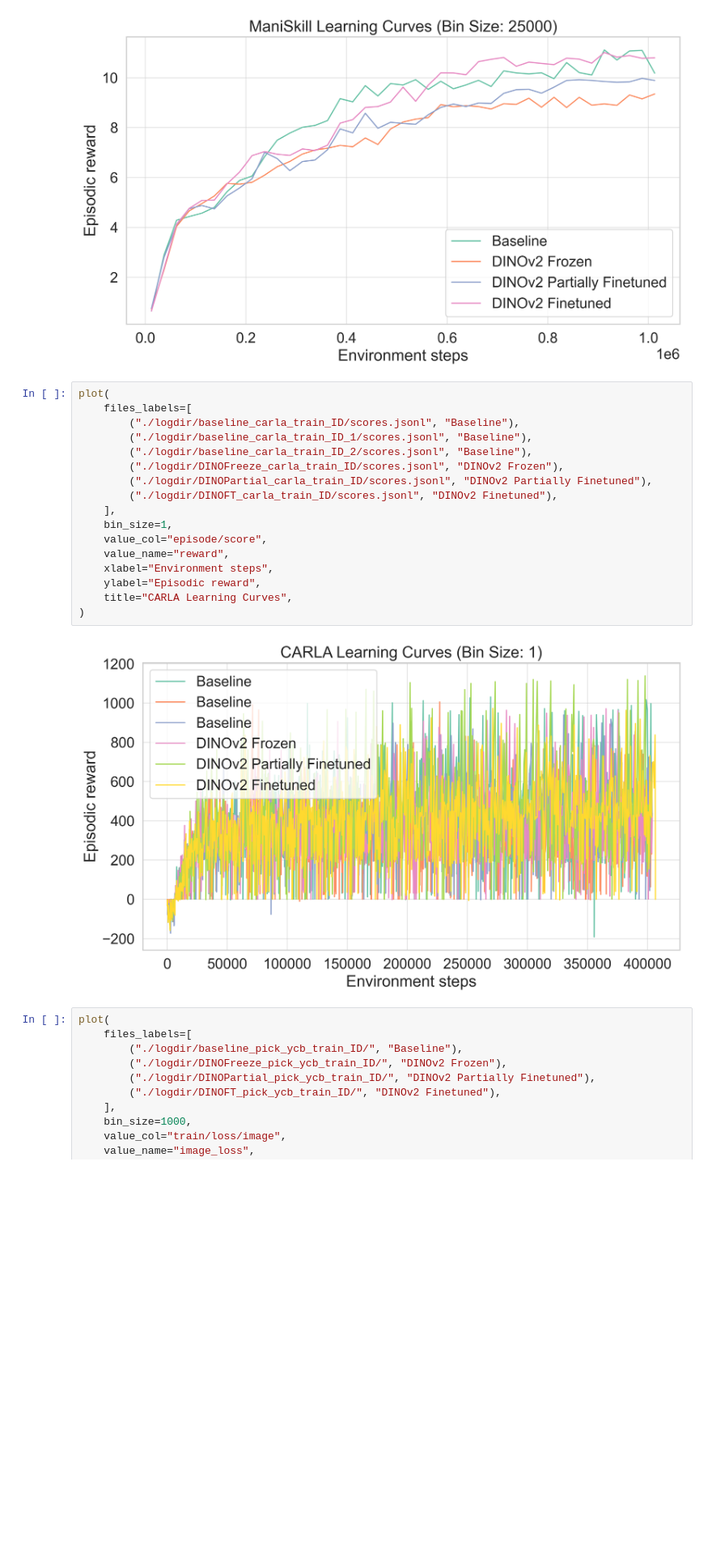
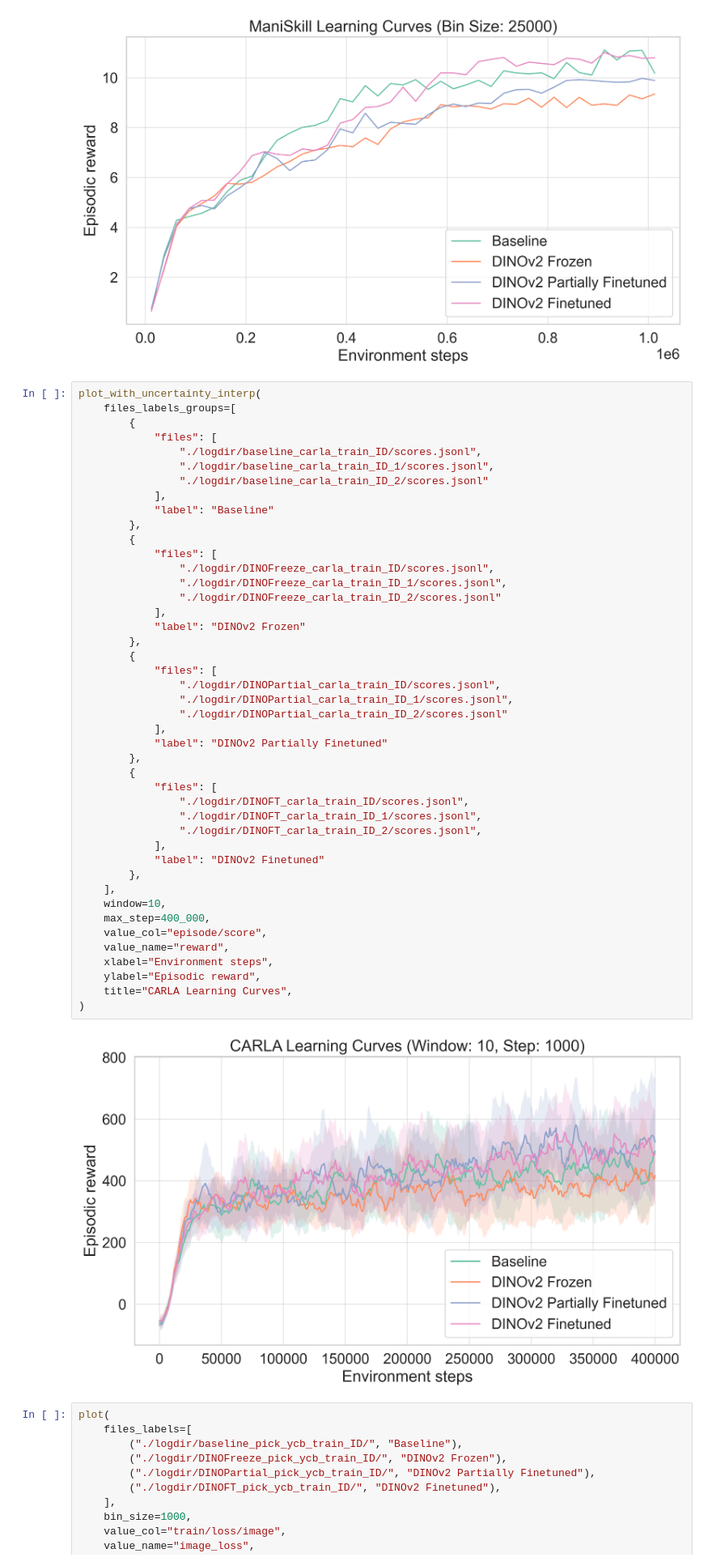
Before and after one commit to JottScones/PVMs-with-DreamerV3, a Jupyter notebook: plot_episodic_score.ipynb, the cells around one changed output. Shown at 81% size. Cells and saved outputs as stored; diff of their text form; blank space fills up the shorter version.

```diff
--- a/plot_episodic_score.ipynb
+++ b/plot_episodic_score.ipynb
@@ -116,24 +205,51 @@ plot(
 # %% [output]
 [figure]
 # %%
-plot(
-    files_labels=[
-        ("./logdir/baseline_carla_train_ID/scores.jsonl", "Baseline"),
-        ("./logdir/baseline_carla_train_ID_1/scores.jsonl", "Baseline"),
-        ("./logdir/baseline_carla_train_ID_2/scores.jsonl", "Baseline"),
-        ("./logdir/DINOFreeze_carla_train_ID/scores.jsonl", "DINOv2 Frozen"),
-        ("./logdir/DINOPartial_carla_train_ID/scores.jsonl", "DINOv2 Partially Finetuned"),
-        ("./logdir/DINOFT_carla_train_ID/scores.jsonl", "DINOv2 Finetuned"),
+plot_with_uncertainty_interp(
+    files_labels_groups=[
+        {
+            "files": [
+                "./logdir/baseline_carla_train_ID/scores.jsonl",
+                "./logdir/baseline_carla_train_ID_1/scores.jsonl",
+                "./logdir/baseline_carla_train_ID_2/scores.jsonl"
+            ],
+            "label": "Baseline"
+        },
+        {
+            "files": [
+                "./logdir/DINOFreeze_carla_train_ID/scores.jsonl",
+                "./logdir/DINOFreeze_carla_train_ID_1/scores.jsonl",
+                "./logdir/DINOFreeze_carla_train_ID_2/scores.jsonl"
+            ],
+            "label": "DINOv2 Frozen"
+        },
+        {
+            "files": [
+                "./logdir/DINOPartial_carla_train_ID/scores.jsonl",
+                "./logdir/DINOPartial_carla_train_ID_1/scores.jsonl",
+                "./logdir/DINOPartial_carla_train_ID_2/scores.jsonl"
+            ],
+            "label": "DINOv2 Partially Finetuned"
+        },
+        {
+            "files": [
+                "./logdir/DINOFT_carla_train_ID/scores.jsonl",
+                "./logdir/DINOFT_carla_train_ID_1/scores.jsonl",
+                "./logdir/DINOFT_carla_train_ID_2/scores.jsonl",
+            ],
+            "label": "DINOv2 Finetuned"
+        },
     ],
-    bin_size=1,
+    window=10,
+    max_step=400_000,
     value_col="episode/score",
     value_name="reward",
     xlabel="Environment steps",
     ylabel="Episodic reward",
     title="CARLA Learning Curves",
 )
 # %% [output]
-[figure, old version]
+[figure, new version]
 # %%
 plot(
     files_labels=[
```
Also changed, not shown: parts of 1 cell of this notebook.
